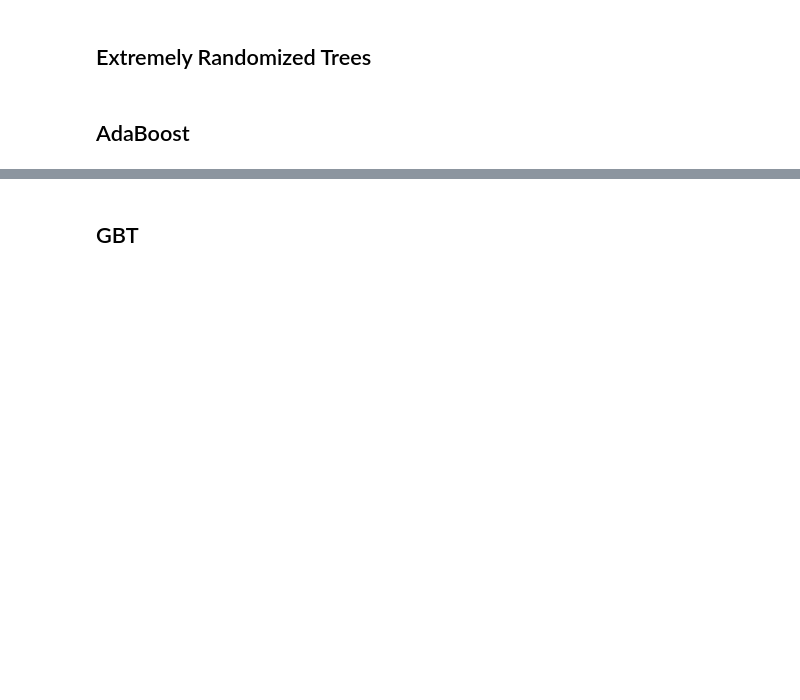
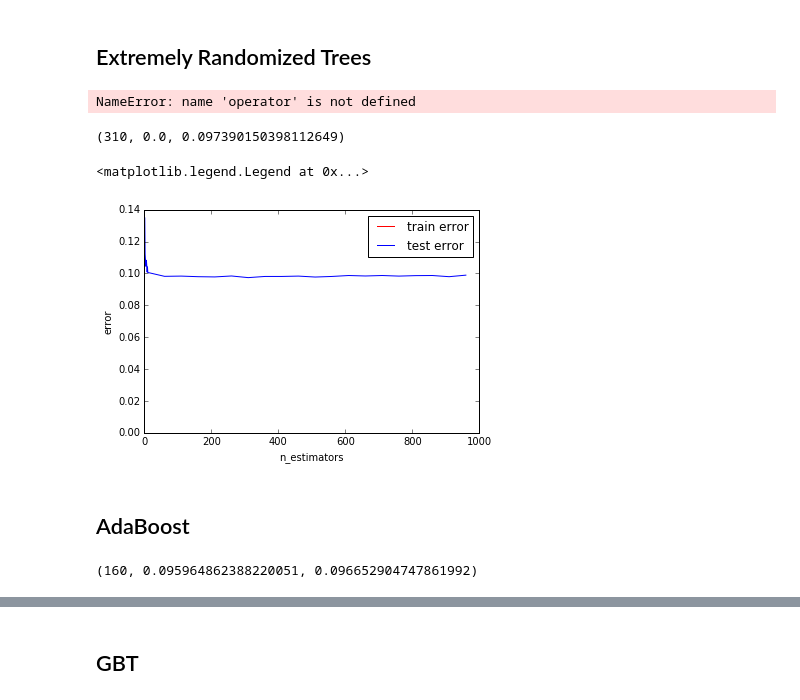
Before and after one commit to joistick11/data-mining-course, a Jupyter notebook: Vorontsov, 1st lab.ipynb, the cells around one changed output, grey strips where cells are left out. Saved outputs shown, nothing was run; the diff lists cells and outputs as text; code cells hidden in the pictures; blank space fills up the shorter version.

```diff
--- a/Vorontsov, 1st lab.ipynb
+++ b/Vorontsov, 1st lab.ipynb
@@ -505,7 +556,7 @@ def raf(results):
 ## Extremely Randomized Trees
 # %%
 def ert(results):
-    ert = ensemble.ExtraTreesClassifier(n_estimators = 100).fit(X_train, y_train)
+    ert = ensemble.ExtraTreesClassifier(n_estimators = 310).fit(X_train, y_train)
 
     y_test_predict = ert.predict(X_test)
     err_train = np.mean(y_train != ert.predict(X_train))
@@ -515,6 +566,31 @@ def ert(results):
     importances = ert.feature_importances_
     indices = np.argsort(importances)[::-1]
     addResult('Extremely Randomized Trees', err_train, err_test, cm[1][0], cm[0][1], feature_names[indices[0]], results)
+# %%
+errors = []
+values = np.concatenate((np.arange(1, 10, 1), np.arange(10, 1000, 50)))
+for n_trees in values:
+    ert = ensemble.ExtraTreesClassifier(n_estimators = n_trees).fit(X_train, y_train)
+
+    y_test_predict = ert.predict(X_test)
+    err_train = np.mean(y_train != ert.predict(X_train))
+    err_test  = np.mean(y_test  != y_test_predict)
+    errors.append((n_trees, err_train, err_test))
+# %% [output]
+NameError: name 'operator' is not defined
+# %%
+print(list(sorted(errors, key=operator.itemgetter(2)))[0])
+# %% [output]
+(310, 0.0, 0.097390150398112649)
+# %%
+plt.plot(values, list(map(operator.itemgetter(1), errors)), 'r-', label='train error')
+plt.plot(values, list(map(operator.itemgetter(2), errors)), 'b-', label='test error')
+plt.xlabel('n_estimators')
+plt.ylabel('error')
+plt.legend()
+# %% [output]
+<matplotlib.legend.Legend at 0x...>
+[figure, added]
 # %% [markdown]
 ## AdaBoost
 # %%
@@ -530,3 +606,18 @@ def ada(results):
     importances = ada.feature_importances_
     indices = np.argsort(importances)[::-1]
     addResult('AdaBoost', err_train, err_test, cm[1][0], cm[0][1], feature_names[indices[0]], results)
+# %%
+errors = []
+values = np.concatenate((np.arange(1, 10, 1), np.arange(10, 1000, 50)))
+for n_est in values:
+    ada = ensemble.AdaBoostClassifier(n_estimators = n_est)
+    ada.fit(X_train, y_train)
+
+    y_test_predict = ada.predict(X_test)
+    err_train = np.mean(y_train != ada.predict(X_train))
+    err_test = np.mean(y_test != y_test_predict)
+    errors.append((n_est, err_train, err_test))
+
+print(list(sorted(errors, key=operator.itemgetter(2)))[0])
+# %% [output]
+(160, 0.095964862388220051, 0.096652904747861992)
```
Also changed, not shown: parts of 24 cells of this notebook.
